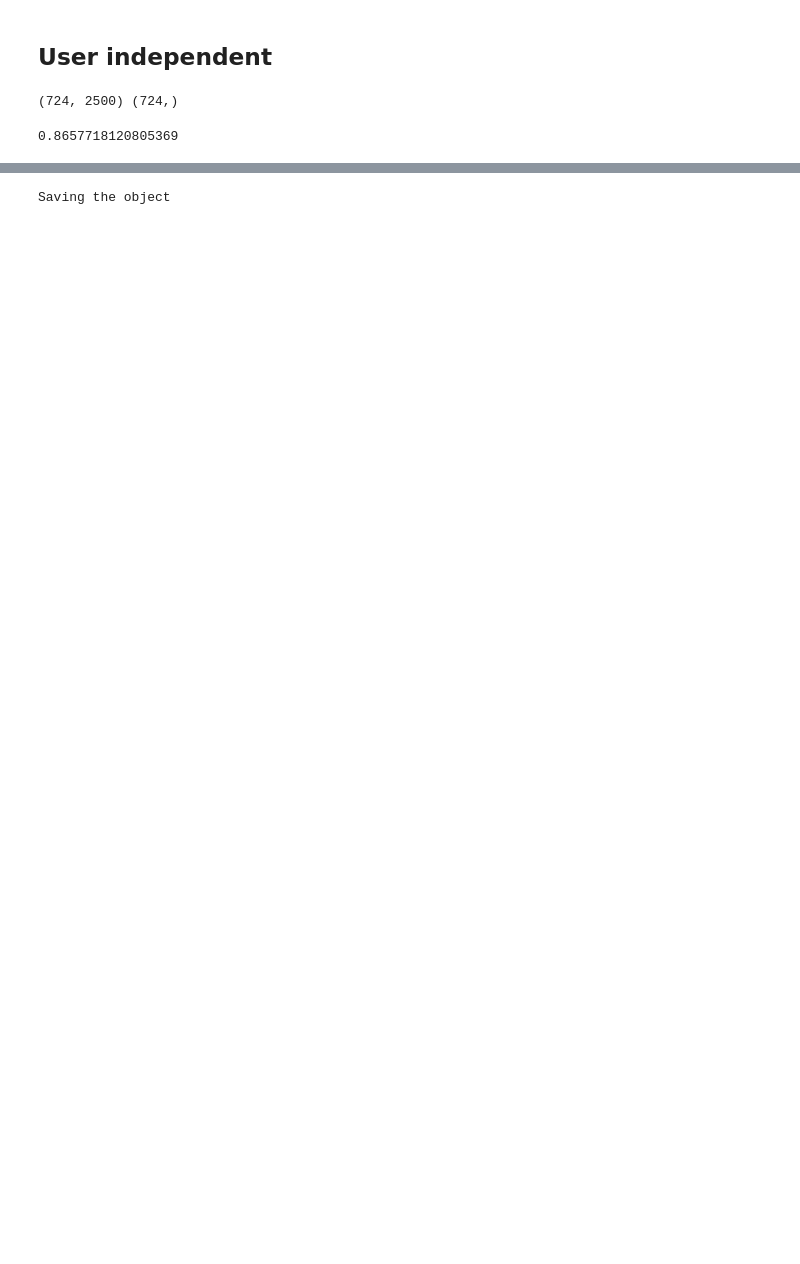
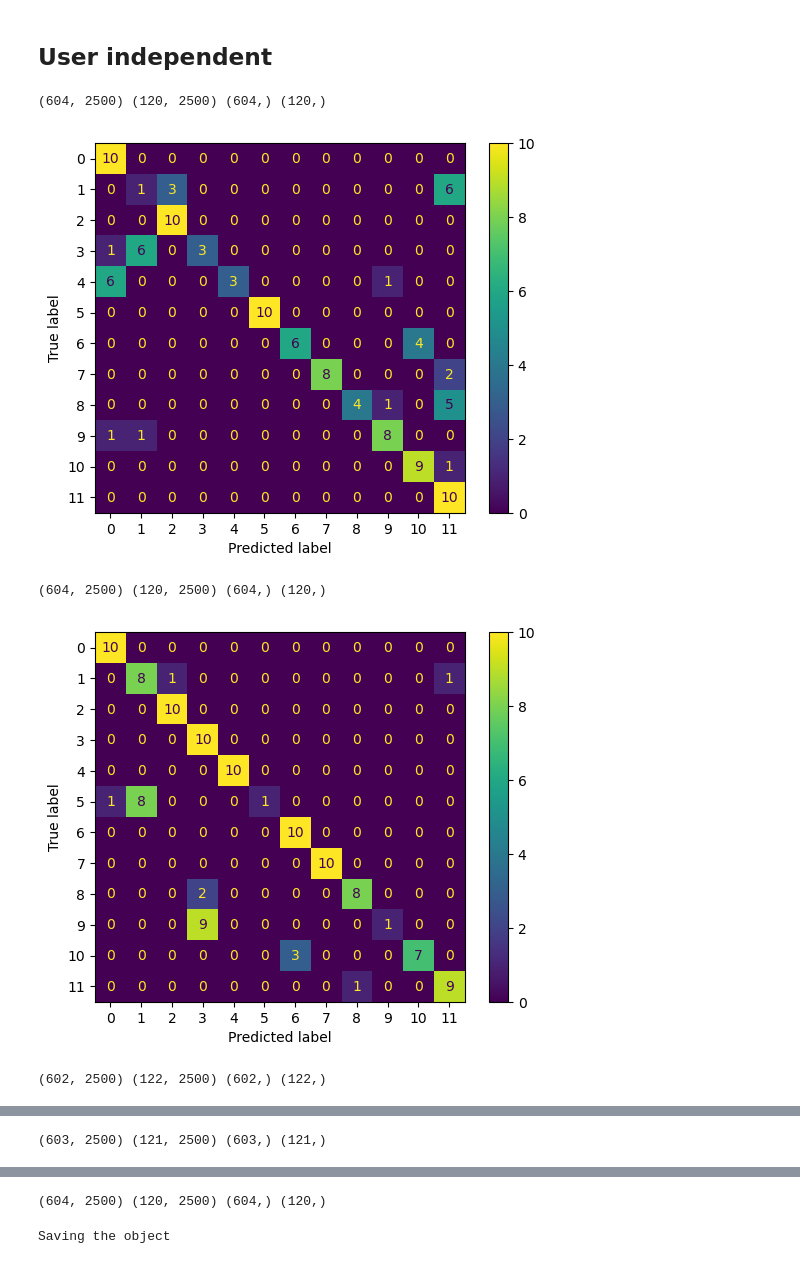
Before and after one commit to yzhao07/MLMA_EOG, a Jupyter notebook: SVC/SVC.ipynb, the cells around one changed output, grey strips where cells are left out. Saved outputs shown, nothing was run; the diff lists cells and outputs as text; code cells hidden in the pictures; blank space fills up the shorter version.

```diff
--- a/SVC/SVC.ipynb
+++ b/SVC/SVC.ipynb
@@ -137,27 +183,2 @@ Saving the object
 # %% [markdown]
 ## User independent
-# %%
-patient = ["001","002","003","004","005","006"]
-feature = []
-label = []
-for i in patient:
-    f,l = get_original_feature_label(str("../../data/isolated 2/"+i+"/isolated_strokes/"))
-    for x in f:
-        feature.append(x)
-    for x in l:
-        label.append(x)
-feature = np.array(feature)
-label = np.array(label)
-print(feature.shape,label.shape)
-# %% [output]
-(724, 2500) (724,)
-# %%
-# train_test_split
-X_train,X_test,y_train,y_test = my_train_split(label,feature)
-# build model
-clf = svm.SVC(random_state=42)
-clf.fit(X_train, y_train)
-y_pred = clf.predict(X_test)
-print(accuracy_score(y_test, y_pred))
-# %% [output]
-0.8657718120805369
@@ -163,0 +216,45 @@ print(accuracy_score(y_test, y_pred))
+# %%
+patient = ["001","002","003","004","005","006"]
+output_pck = []
+F1 = 0
+Acc = 0
+Spec = 0
+Sens = 0
+Auc = 0
+for test_patient in patient:
+    train_patient= ["001","002","003","004","005","006"]
+    train_patient.remove(test_patient)
+    X_train,X_test, y_train,y_test = my_train_test_split_user_independent(test_patient,train_patient)
+    print(X_train.shape,X_test.shape, y_train.shape,y_test.shape)
+    clf = svm.SVC(probability=True,random_state=42)
+    clf.fit(X_train, y_train)
+    y_pred = clf.predict(X_test)
+    y_prob = clf.predict_proba(X_test)
+    f1,acc,specificity,sensitivity,auc,cm = evaluate(y_test, y_pred,y_prob)
+    output = dict()
+    output["test_split"] = test_patient
+    output["X_train"] = X_train
+    output["X_test"] = X_test
+    output["y_test"] = y_test
+    output["y_train"] = y_train
+    output["clf"] = clf
+    output["accuracy"] = acc
+    output["f1"] = f1
+    output["specificity"] = specificity
+    output["sensitivity"] = sensitivity
+    output["auc"] = auc
+    output["confusion_matrix"] = cm
+    output_pck.append(output)
+    F1 += f1
+    Acc += acc
+    Spec += specificity
+    Sens += sensitivity
+    Auc += auc
+
+print("F1:",F1/6," Accuracy: ",Acc/6," specificity: ",Spec/6," sensitivity: ",Sens/6," Auc: ",Auc/6)
+# %% [output]
+(604, 2500) (120, 2500) (604,) (120,)
+[figure, added]
+(604, 2500) (120, 2500) (604,) (120,)
+[figure, added]
+(602, 2500) (122, 2500) (602,) (122,)
@@ -163,0 +262 @@ print(accuracy_score(y_test, y_pred))
+(603, 2500) (121, 2500) (603,) (121,)
@@ -164 +264,2 @@ print(accuracy_score(y_test, y_pred))
+(604, 2500) (120, 2500) (604,) (120,)
 # %%
```
Also changed, not shown: parts of 13 cells of this notebook, 12 other files.
